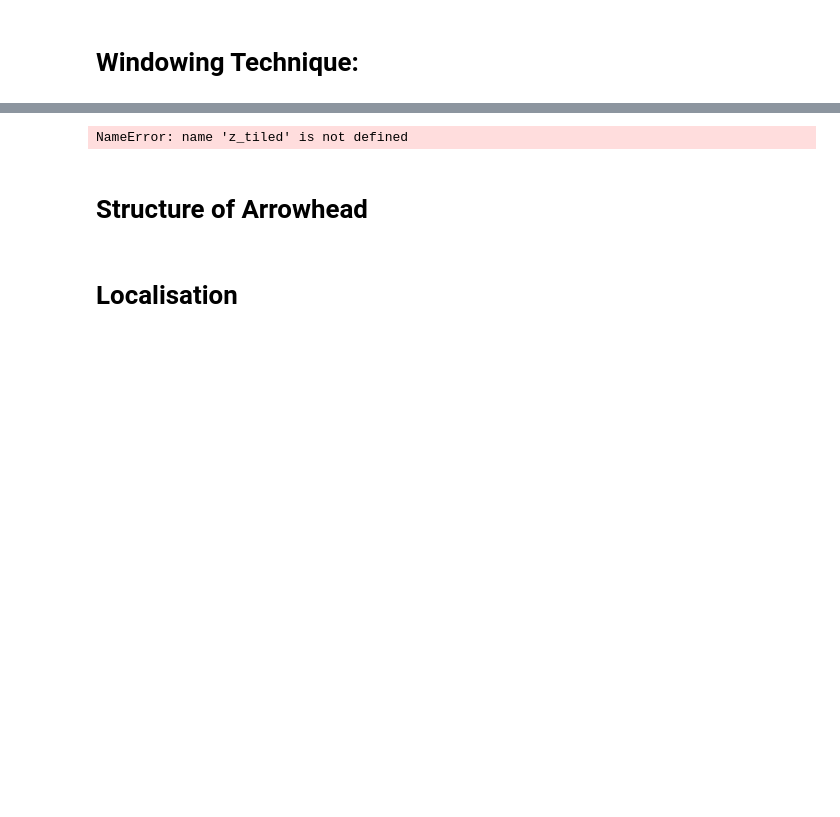
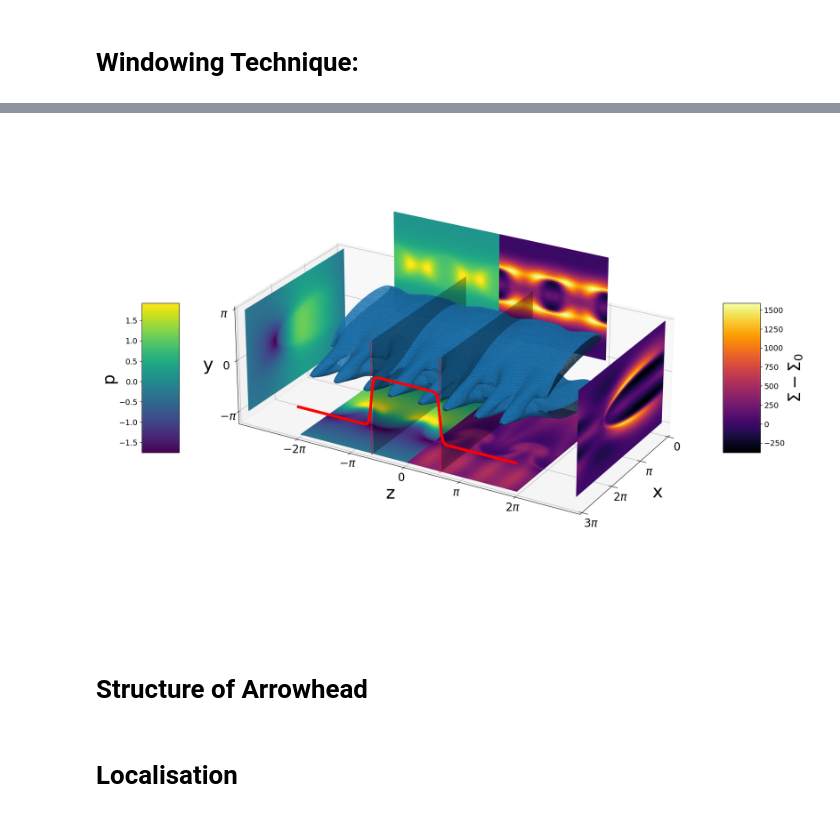
Before and after one commit to theolewy/vKolmogorov3D, a Jupyter notebook: jupyter_notebooks/arrowhead3D.ipynb, the cells around one changed output, grey strips where cells are left out. Drawn from its saved outputs; the diff is of its cells as text; code cells hidden in the pictures; blank space fills up the shorter version.

```diff
--- a/jupyter_notebooks/arrowhead3D.ipynb
+++ b/jupyter_notebooks/arrowhead3D.ipynb
@@ -177,10 +173,10 @@ xgrid, ygrid = np.meshgrid(x_tiled, y_tiled, sparse=False, indexing='ij')
 ygrid = 1.1*ygrid - 0.3
 
 ax.plot_surface(xgrid, (a+0.5*b) * np.ones_like(xgrid), ygrid, rstride=1, cstride=1,
-                            color=color, shade=False, zorder=0.55, alpha=0.3)
+                            color='k', shade=False, zorder=0.55, alpha=0.3)
 
 ax.plot_surface(xgrid, -(a+0.5*b) * np.ones_like(xgrid), ygrid, rstride=1, cstride=1,
-                            color=color, shade=False, zorder=0.25, alpha=0.3)
+                            color='k', shade=False, zorder=0.25, alpha=0.3)
 
 
 ### Get key p, trace terms
@@ -235,34 +231,34 @@ ax.plot_surface(xgrid_tr, 3*np.pi * np.ones_like(xgrid_tr), ygrid_tr, rstride=1,
 ## Get y-z plane
 
 zgrid, ygrid = np.meshgrid(z_tiled, y_tiled, sparse=False, indexing='ij')
 
 p_plane = p_tiled[Nx//2,:,:]
 tr_plane = trace_tiled[Nx//2,:,:]
 
 p_plane, zgrid_p, ygrid_p = p_plane[:Nz_tiled//2+1,:], zgrid[:Nz_tiled//2+1,:], ygrid[:Nz_tiled//2+1,:]
 facecolors_p = cmap_p((p_plane - min_p) / (max_p - min_p))
 
 tr_plane, zgrid_tr, ygrid_tr = tr_plane[Nz_tiled//2:,:], zgrid[Nz_tiled//2:,:], ygrid[Nz_tiled//2:,:]
 facecolors_tr = cmap_tr((tr_plane - min_tr) / (max_tr - min_tr))
 
 ax.plot_surface(np.zeros_like(zgrid_p), zgrid_p, ygrid_p+3, rstride=1, cstride=1,
                             facecolors=facecolors_p, shade=False, zorder=0.01)
 ax.plot_surface(np.zeros_like(zgrid_tr), zgrid_tr, ygrid_tr + 3, rstride=1, cstride=1,
                             facecolors=facecolors_tr, shade=False, zorder=0.01)
 
 
 sm_p.set_array([])  # Necessary for ScalarMappable to work with colorbar
 cbar = plt.colorbar(sm_p, ax=ax, shrink=0.2, aspect=4, location='left', pad=0.03)
 cbar.set_label(label='p', size=30)
 
 sm_tr.set_array([])  # Necessary for ScalarMappable to work with colorbar
 cbar = plt.colorbar(sm_tr, ax=ax, shrink=0.2, aspect=4, location='right')
 cbar.set_label(label=r'$\Sigma - \Sigma_0$', size=30)
 
 
 plt.tight_layout()
 # %% [output]
-NameError: name 'z_tiled' is not defined
+[figure, added]
 # %% [markdown]
 # Structure of Arrowhead
 # %% [markdown]
```
Also changed, not shown: parts of 8 cells of this notebook, 9 other files.
